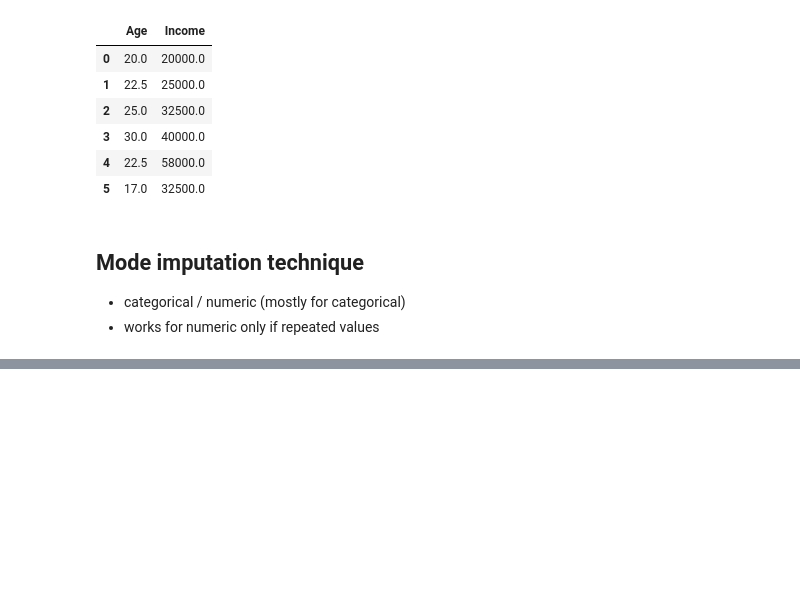
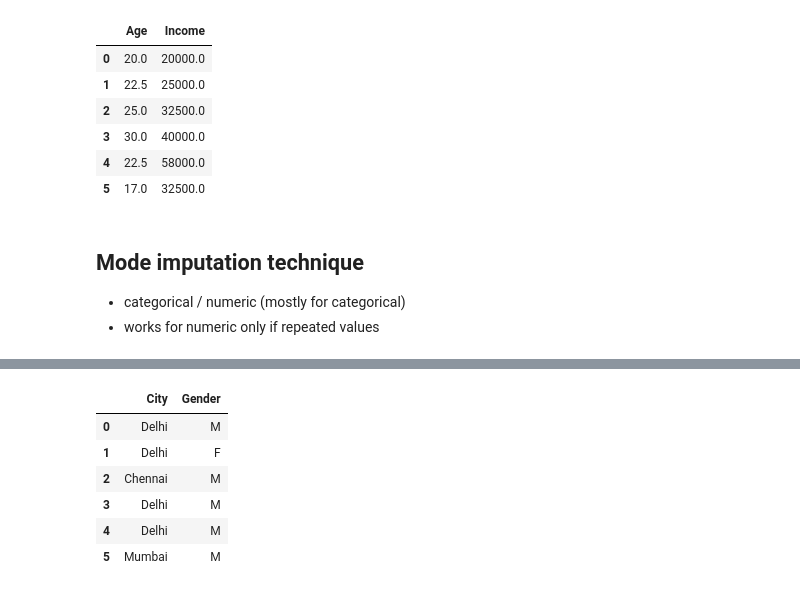
Before and after one commit to Thameempp/Data-analysis, a Jupyter notebook: Data_Handling/Feature_engineering/Handling_missing_values.ipynb, the cells around one changed output, grey strips where cells are left out. Drawn from its saved outputs; the diff is of its cells as text; code cells hidden in the pictures; blank space fills up the shorter version.

Commit message:
updted with Mode imputation technique examples

```diff
--- a/Data_Handling/Feature_engineering/Handling_missing_values.ipynb
+++ b/Data_Handling/Feature_engineering/Handling_missing_values.ipynb
@@ -341,4 +358,20 @@ df_muted
 # %%
 # Multiple Columns
+df = pd.DataFrame({
+    "City": ["Delhi", np.nan, "Chennai", "Delhi", np.nan, "Mumbai"],
+    "Gender": ["M", "F", np.nan, "M", np.nan, "M"]
+})
+
+df['City'] = df['City'].fillna(df['City'].mode()[0])
+df['Gender'] = df['Gender'].fillna(df['Gender'].mode()[0])
+df
+# %% [output]
+|  | City | Gender |
+| 0 | Delhi | M |
+| 1 | Delhi | F |
+| 2 | Chennai | M |
+| 3 | Delhi | M |
+| 4 | Delhi | M |
+| 5 | Mumbai | M |
 # %%
 # using Sklearn
```
Also changed, not shown: parts of 3 cells of this notebook, 2 other files.
